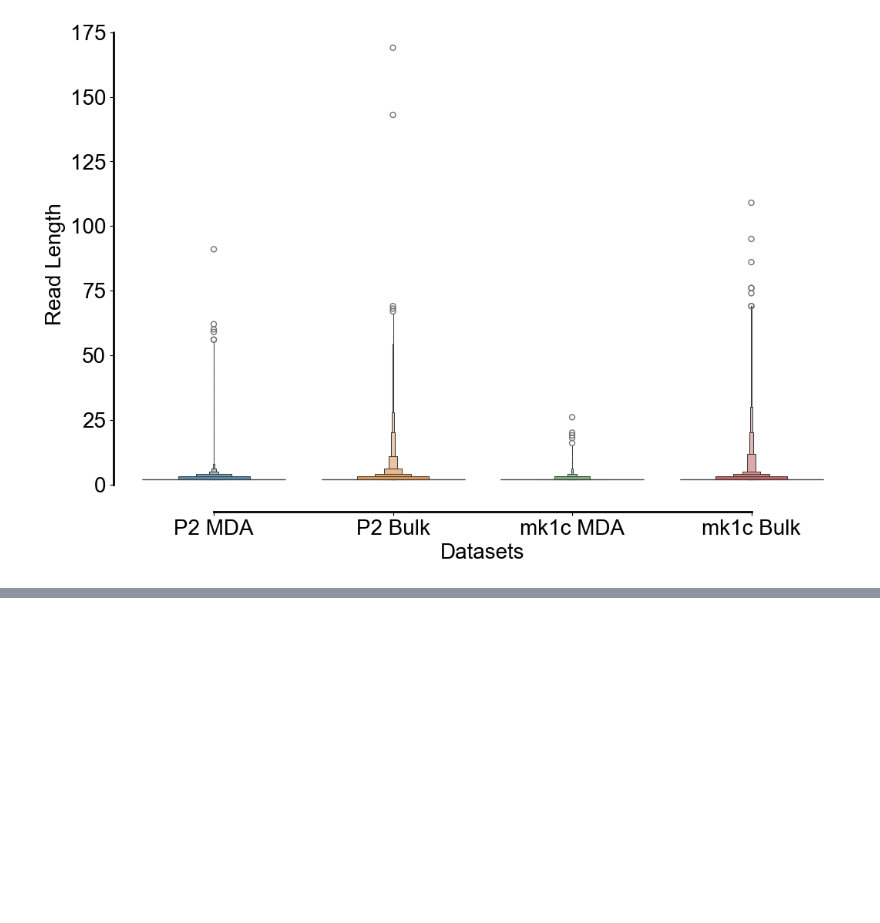
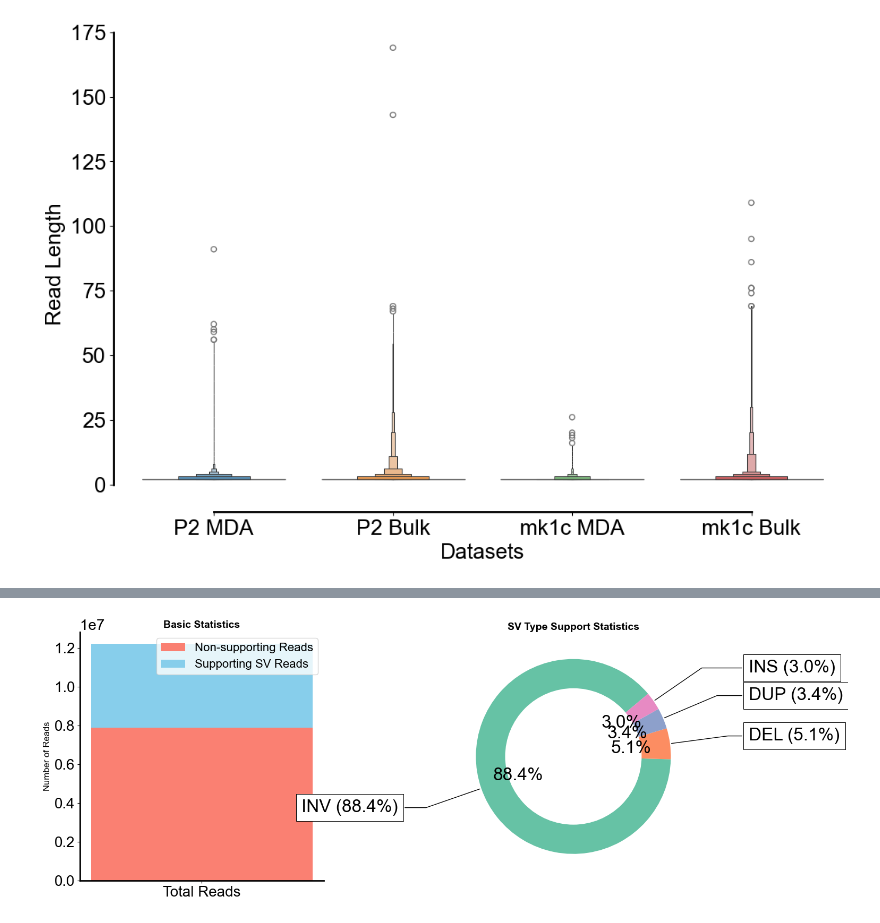
Before and after one commit to cauliyang/chimeralm_paper, a Jupyter notebook: figures/draw_figures.ipynb, the cells around one changed output, grey strips where cells are left out. Cells and saved outputs as stored; diff of their text form; code cells hidden in the pictures; blank space fills up the shorter version.

```diff
--- a/figures/draw_figures.ipynb
+++ b/figures/draw_figures.ipynb
@@ -542,0 +794,8 @@ plot_read_length_distribution_from_npz(
+# %%
+p2_sv_artifact_data = {
+    "Total Reads": 12193833,
+    "Supporting SV Reads": 4300568,
+    "Non-supporting Reads": 7893265,
+    "SV Types": ["INV", "DEL", "DUP", "INS"],
+    "SV Counts": [4348379, 251965, 169126, 147988],
+}
@@ -542,0 +810,4 @@ plot_read_length_distribution_from_npz(
+# %%
+draw_sv_type_support_statistics(p2_sv_artifact_data, figname="p2_sv_type_support_statistics.pdf")
+# %% [output]
+[figure, added]
```
Also changed, not shown: parts of 15 cells of this notebook, 18 other files.
